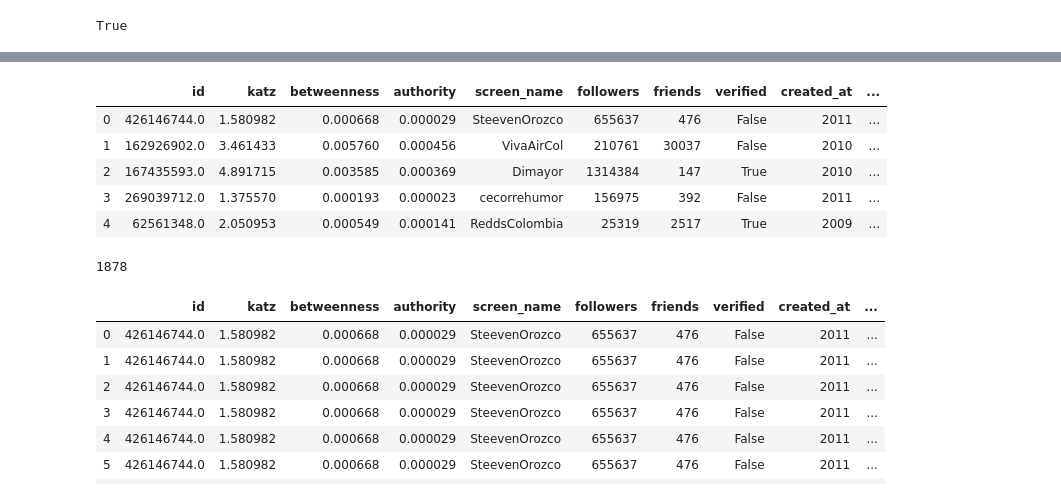
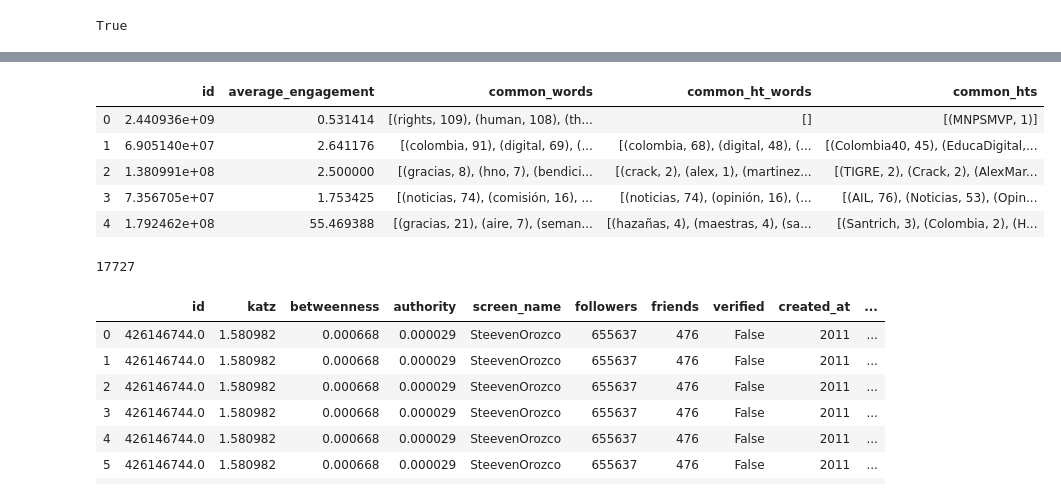
Before and after one commit to cpenalozag/TwitterNetwork, a Jupyter notebook: DataPreparation.ipynb, the cells around one changed output, grey strips where cells are left out. Cells and saved outputs as stored; diff of their text form; code cells hidden in the pictures.

```diff
--- a/DataPreparation.ipynb
+++ b/DataPreparation.ipynb
@@ -189,18 +177,29 @@ avg_eng.append(['id', 'average_engagement', 'common_words', 'common_ht_words',
+# %%
+# Import user data
+user_info=pd.read_csv('https://raw.githubusercontent.com/cpenalozag/twitter_network/master/network-data/user_info.csv')
+user_ids = list(user_info['id'])
 # %%
+# List to hold part of the dataset
+text_analysis = []
+text_analysis.append(['id', 'tweet_id','engagement',
+            'effective_length', 'polarity', 'subjectivity'])
+
+# List to store average engagement
+avg_eng = []
+avg_eng.append(['id', 'average_engagement', 'common_words', 'common_ht_words',
+               'common_hts'])
+
 ''' Text analysis '''
 
-last_uid = 269039712
+last_uid = 244592074
 found_start = False
 
 #for n in G.nodes():
-for n in list(G.nodes()):
-    user_id = int(float(n))
+for user_id in user_ids:
     if not found_start and user_id != last_uid:
         continue
     else:
         found_start = True
-
-    print ('User: ', user_id)
 
     # Total engagement
     eng = 0
@@ -255,8 +254,9 @@ for n in list(G.nodes()):
         text, length, polarity, subjectivity = process_text(row['text'], freq_words, user_id)
 
         # Update text in  data frame
-        text_analysis.append([n, row['tweet_id'], currEng, length, polarity, subjectivity])
+        text_analysis.append([user_id, row['tweet_id'], currEng, length, polarity, subjectivity])
 
+    print(tweet_count, 'tweets analysed for user', user_id)
     if tweet_count > 0:
         average_engagement = eng / tweet_count
     else:
@@ -287,7 +287,7 @@ Pro
 # %%
 print(len(text_analysis), len(avg_eng))
 print(avg_eng[-1])
-last_id = str(float('269039712'))
+last_id = 244592074.0
 text_analysis = [l for l in text_analysis if not last_id in l]
 avg_eng = [l for l in avg_eng if not last_id in l]
 print(len(text_analysis), len(avg_eng))
@@ -336,21 +311,13 @@ vertices.head()
 # %%
-# Merge all user info
-
-#user_engagement = pd.DataFrame(avg_eng[1:])
-#user_engagement.columns = avg_eng[0]
-#user_engagement.head()
-
-user_info = pd.merge(user_network_data, vertices, on='id')
-#user_info = pd.merge(user_info, user_engagement, on='id')
-user_info.head()
+# Save user engagement in a dataframe
+user_engagement = pd.DataFrame(avg_eng[1:])
+user_engagement.columns = avg_eng[0]
+user_engagement["id"] = pd.to_numeric(user_engagement["id"])
+user_engagement.head()
 # %% [output]
-|  | id | katz | betweenness | authority | screen_name | followers | friends | verified | created_at | ... |
-| 0 | 426146744.0 | 1.580982 | 0.000668 | 0.000029 | SteevenOrozco | 655637 | 476 | False | 2011 | ... |
-| 1 | 162926902.0 | 3.461433 | 0.005760 | 0.000456 | VivaAirCol | 210761 | 30037 | False | 2010 | ... |
-| 2 | 167435593.0 | 4.891715 | 0.003585 | 0.000369 | Dimayor | 1314384 | 147 | True | 2010 | ... |
-| 3 | 269039712.0 | 1.375570 | 0.000193 | 0.000023 | cecorrehumor | 156975 | 392 | False | 2011 | ... |
-| 4 | 62561348.0 | 2.050953 | 0.000549 | 0.000141 | ReddsColombia | 25319 | 2517 | True | 2009 | ... |
+|  | id | average_engagement | common_words | common_ht_words | common_hts |
+| 0 | 2.440936e+09 | 0.531414 | [(rights, 109), (human, 108), (th... | [] | [(MNPSMVP, 1)] |
+| 1 | 6.905140e+07 | 2.641176 | [(colombia, 91), (digital, 69), (... | [(colombia, 68), (digital, 48), (... | [(Colombia40, 45), (EducaDigital,... |
+| 2 | 1.380991e+08 | 2.500000 | [(gracias, 8), (hno, 7), (bendici... | [(crack, 2), (alex, 1), (martinez... | [(TIGRE, 2), (Crack, 2), (AlexMar... |
+| 3 | 7.356705e+07 | 1.753425 | [(noticias, 74), (comisión, 16), ... | [(noticias, 74), (opinión, 16), (... | [(AIL, 76), (Noticias, 53), (Opin... |
+| 4 | 1.792462e+08 | 55.469388 | [(gracias, 21), (aire, 7), (seman... | [(hazañas, 4), (maestras, 4), (sa... | [(Santrich, 3), (Colombia, 2), (H... |
-# %%
-len(user_info)
-# %% [output]
-1878
@@ -358,0 +324,5 @@ user_info.to_csv('user_info.csv', index=False)
+# %%
+analysis_results = pd.merge(analysis_results, user_engagement, on='id')
+len(analysis_results)
+# %% [output]
+17727
```
Also changed, not shown: parts of 10 cells of this notebook, 2 other files.
